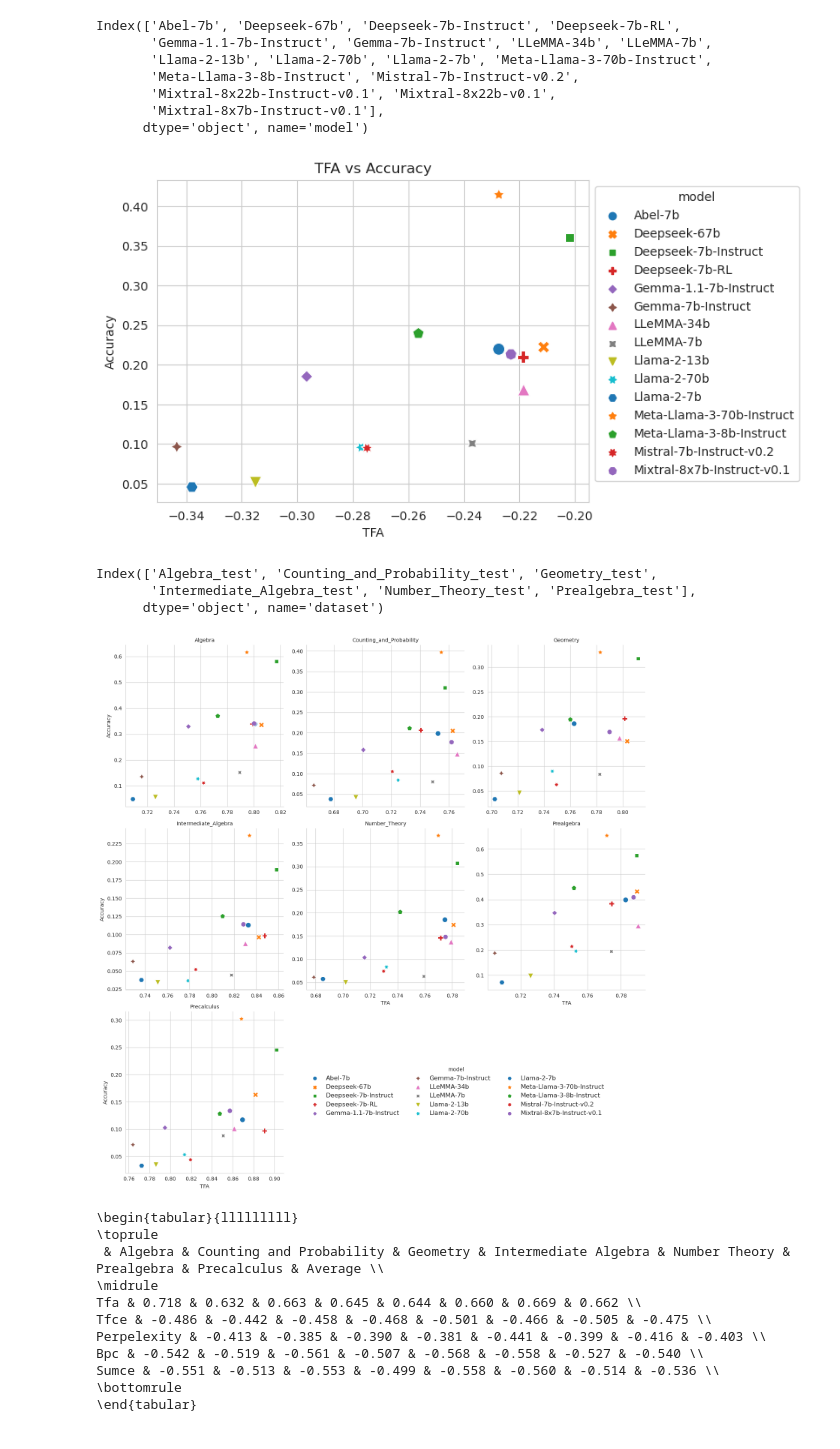
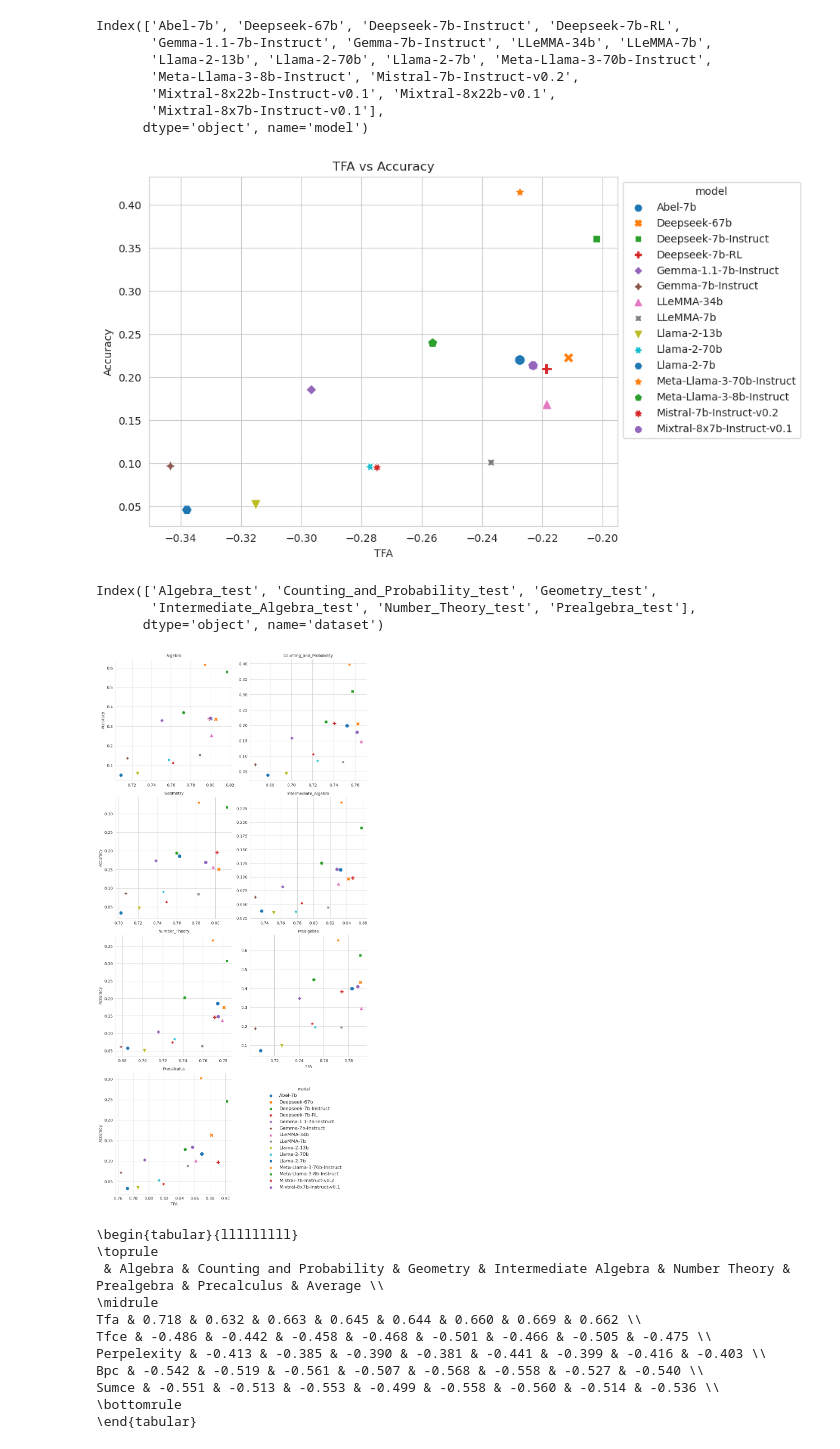
Before and after one commit to kaifronsdal/TheoremSense, a Jupyter notebook: theoremsense/explore_metrics.ipynb, the cells around one changed output. Cells and saved outputs as stored; diff of their text form; code cells hidden in the pictures.

Commit message:
plots

```diff
--- a/theoremsense/explore_metrics.ipynb
+++ b/theoremsense/explore_metrics.ipynb
@@ -726,22 +726,25 @@ Index(['Abel-7b', 'Deepseek-67b', 'Deepseek-7b-Instruct', 'Deepseek-7b-RL',
 # %%
 # plot with seaborn
 import seaborn as sns
 import numpy as np
 
 box_match_grouped_model = boxed_match_grouped[boxed_match_grouped.index.isin(tf_grouped.index)].groupby('model').mean()
 tf_grouped_model = tf_grouped[tf_grouped.index.isin(boxed_match_grouped.index)].groupby('model').mean()
 
 ax = sns.scatterplot(data=box_match_grouped_model, y='boxed_match', x=np.log(tf_grouped_model['tfa']),
                      hue=box_match_grouped_model.index, style=box_match_grouped_model.index, s=100, palette='tab10')
 sns.move_legend(ax, "upper left", bbox_to_anchor=(1, 1))
 # set labels
 plt.xlabel('TFA')
 plt.ylabel('Accuracy')
 plt.title('TFA vs Accuracy')
 
+# set width and height of the figure so the it doesn't get cut off in the pdf
+plt.gcf().set_size_inches(8, 6)
+
 plt.savefig('tfa_agg.pdf')
 # %% [output]
-[figure, old version]
+[figure, new version]
 # %%
 tf_grouped.index.get_level_values('dataset').unique()
 # %% [output]
@@ -761,19 +764,19 @@ merged_df['dataset'] = merged_df['dataset'].str.replace('_test', '').replace('_'
 # use sns.FacetGrid to create a scatter plot for each dataset
 # set x and ylabels for each plot
 p = sns.relplot(data=merged_df, y='boxed_match', x='tfa', hue='model', style='model', s=100, palette='tab10',
-            kind='scatter', col='dataset', col_wrap=3, facet_kws=dict(sharex=False, sharey=False))
+            kind='scatter', col='dataset', col_wrap=2, facet_kws=dict(sharex=False, sharey=False))
 
 # set labels
 p.set_axis_labels('TFA', 'Accuracy')
 p.set_titles('{col_name}')
 
 # move the legend to be in the bottom right
-sns.move_legend(p, "lower right", bbox_to_anchor=(0.8, 0.13), ncol=3, fontsize='large')
+sns.move_legend(p, "lower right", bbox_to_anchor=(0.74, 0.03), ncol=1, fontsize='large')
 
 # save as a pdf
 plt.savefig('tfa_all.pdf')
 # %% [output]
-[figure, old version]
+[figure, new version]
 # %%
 # # compute correlation for each dataset
 # corrs = {}
```
Also changed, not shown: 2 other files.
